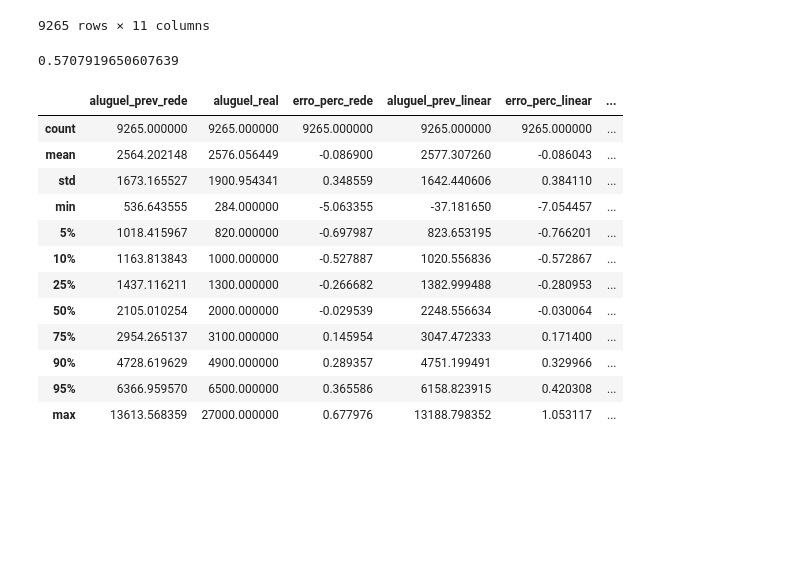
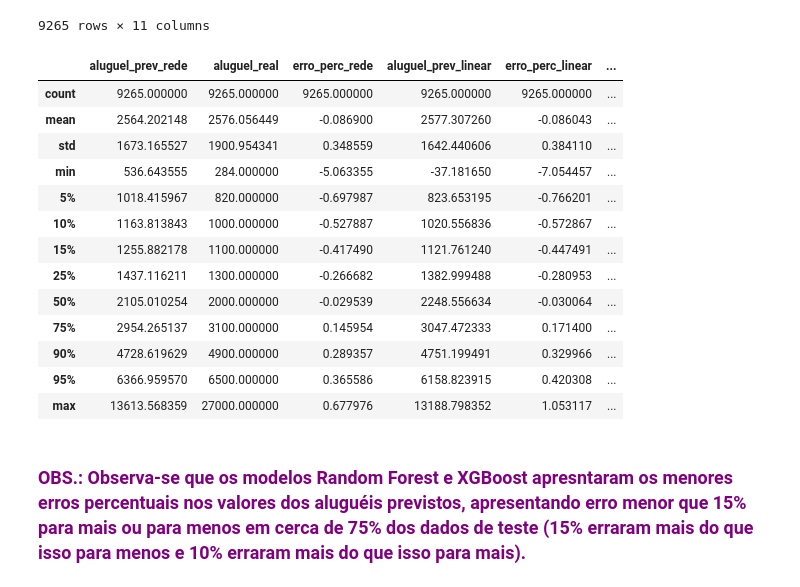
Before and after one commit to fabiollg/PI-4_Predicao_Valores_Imoveis_SJC, a Jupyter notebook: PI_4_Predicao_Valores_Imoveis_SJC.ipynb, the cells around one changed output. Saved outputs shown, nothing was run; the diff lists cells and outputs as text; code cells hidden in the pictures; blank space fills up the shorter version.

```diff
--- a/PI_4_Predicao_Valores_Imoveis_SJC.ipynb
+++ b/PI_4_Predicao_Valores_Imoveis_SJC.ipynb
@@ -1006,26 +1009,25 @@ display(test_pred)
 | 9263 | 6228.029297 | 6500 | 0.041842 | 5921.875865 | 0.088942 | ... |
 | 9264 | 2212.658203 | 1500 | -0.475105 | 2400.474879 | -0.600317 | ... |
 9265 rows × 11 columns
-# %%
-max(test_pred['erro_perc_xgb'])
-# %% [output]
-0.5707919650607639
 # %%
-test_pred.describe(percentiles=[0.05,0.10,0.25,0.50,0.75,0.90,0.95])
+test_pred.describe(percentiles=[0.05,0.10,0.15,0.25,0.50,0.75,0.90,0.95])
 # %% [output]
 |  | aluguel_prev_rede | aluguel_real | erro_perc_rede | aluguel_prev_linear | erro_perc_linear | ... |
 | count | 9265.000000 | 9265.000000 | 9265.000000 | 9265.000000 | 9265.000000 | ... |
 | mean | 2564.202148 | 2576.056449 | -0.086900 | 2577.307260 | -0.086043 | ... |
 | std | 1673.165527 | 1900.954341 | 0.348559 | 1642.440606 | 0.384110 | ... |
 | min | 536.643555 | 284.000000 | -5.063355 | -37.181650 | -7.054457 | ... |
 | 5% | 1018.415967 | 820.000000 | -0.697987 | 823.653195 | -0.766201 | ... |
 | 10% | 1163.813843 | 1000.000000 | -0.527887 | 1020.556836 | -0.572867 | ... |
+| 15% | 1255.882178 | 1100.000000 | -0.417490 | 1121.761240 | -0.447491 | ... |
 | 25% | 1437.116211 | 1300.000000 | -0.266682 | 1382.999488 | -0.280953 | ... |
 | 50% | 2105.010254 | 2000.000000 | -0.029539 | 2248.556634 | -0.030064 | ... |
 | 75% | 2954.265137 | 3100.000000 | 0.145954 | 3047.472333 | 0.171400 | ... |
 | 90% | 4728.619629 | 4900.000000 | 0.289357 | 4751.199491 | 0.329966 | ... |
 | 95% | 6366.959570 | 6500.000000 | 0.365586 | 6158.823915 | 0.420308 | ... |
 | max | 13613.568359 | 27000.000000 | 0.677976 | 13188.798352 | 1.053117 | ... |
+# %% [markdown]
+### <font color="#800080"><b>OBS.:</b> Observa-se que os modelos Random Forest e XGBoost apresntaram os menores erros percentuais nos valores dos aluguéis previstos, apresentando erro menor que 15% para mais ou para menos em cerca de 75% dos dados de teste (15% erraram mais do que isso para menos e 10% erraram mais do que isso para mais).</font>
 # %%
 fig = plt.figure(figsize=(12, 8), layout="constrained")
 spec = fig.add_gridspec(ncols=2, nrows=2)
```
Also changed, not shown: parts of 3 cells of this notebook.
